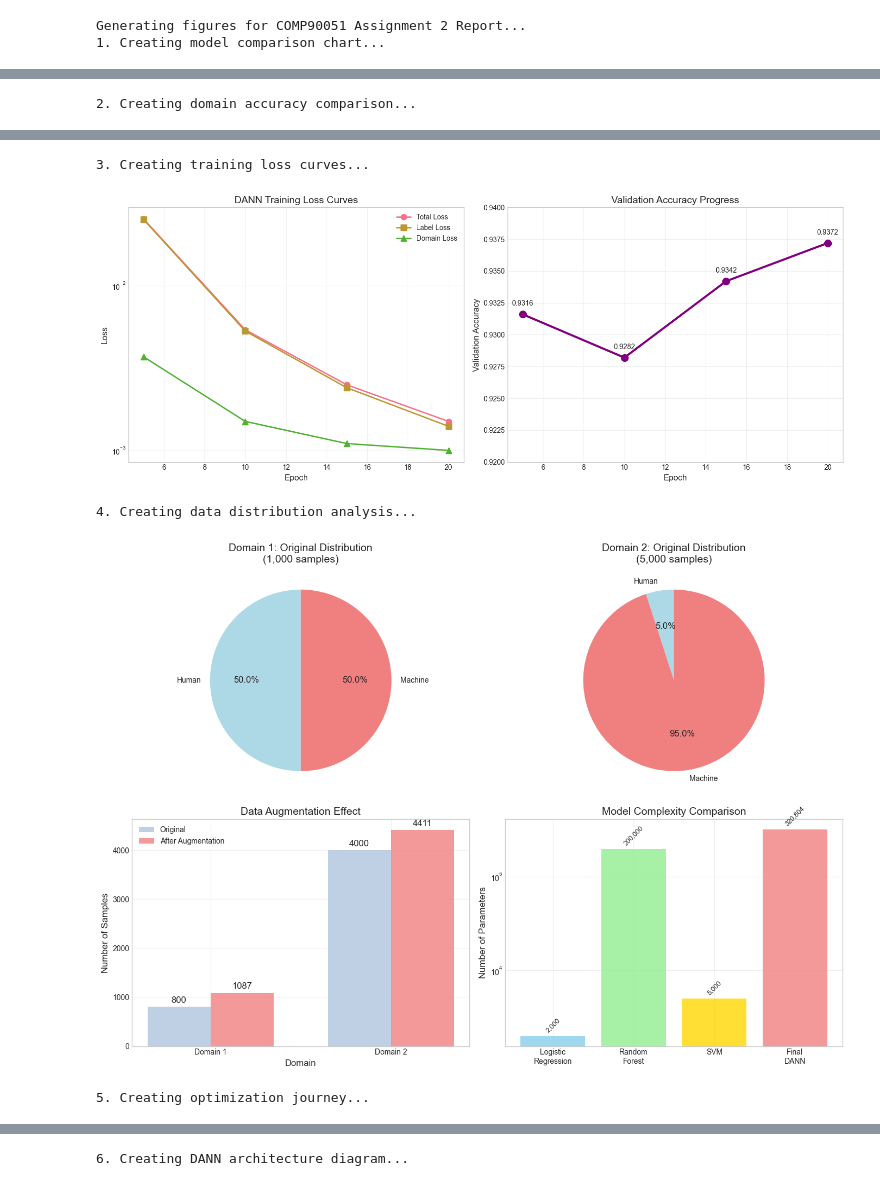
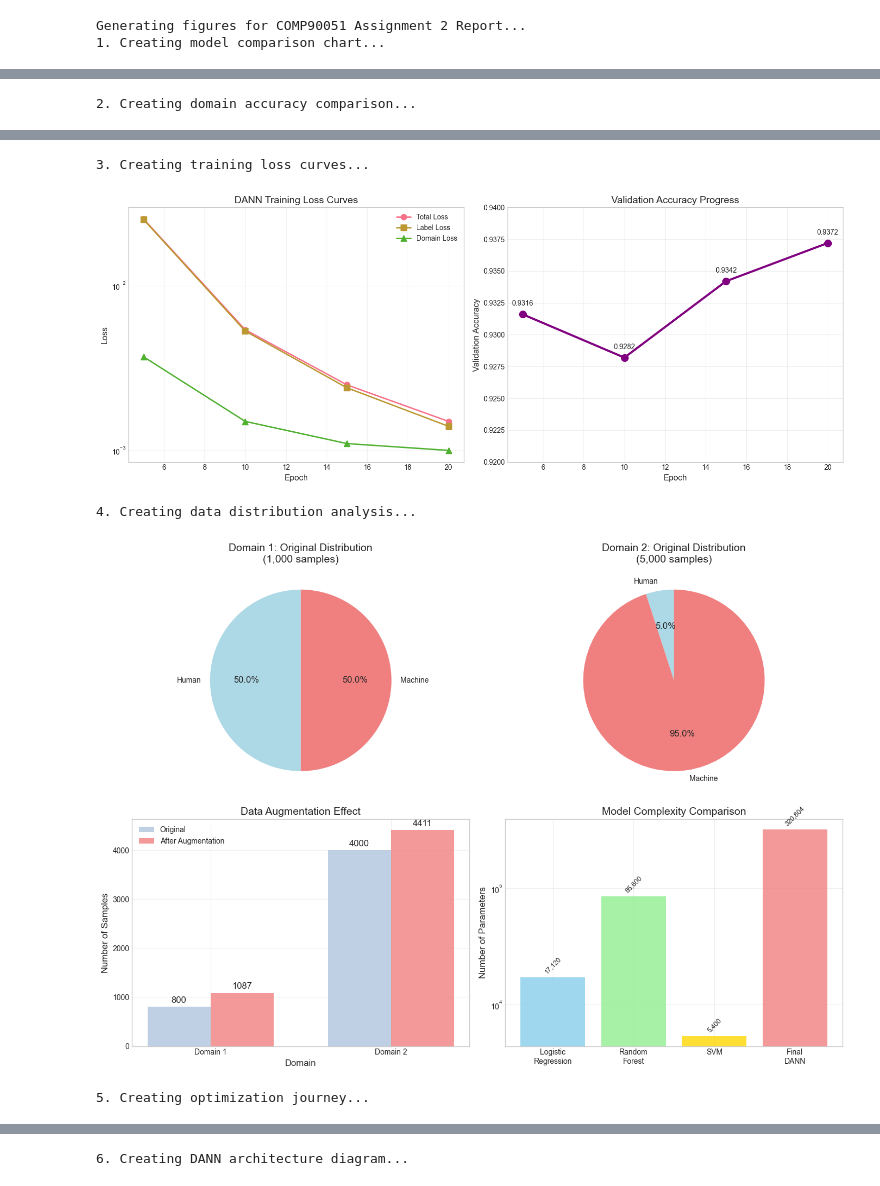
Before and after one commit to junwang5/COMP90051_ASSIGNMENT2, a Jupyter notebook: Graphs/report_graph.ipynb, the cells around one changed output, grey strips where cells are left out. Cells and saved outputs as stored; diff of their text form; code cells hidden in the pictures.

Commit message:
graph edit

```diff
--- a/Graphs/report_graph.ipynb
+++ b/Graphs/report_graph.ipynb
@@ -219,7 +219,7 @@ def create_data_distribution_chart():
 
     # Model complexity comparison
     models = ['Logistic\nRegression', 'Random\nForest', 'SVM', 'Final\nDANN']
-    parameters = [2000, 200000, 5000, 320804]  # Approximate parameter counts
+    parameters = [17120, 85600, 5400, 320804]  # Approximate parameter counts
 
     bars = ax4.bar(models, parameters, color=['skyblue', 'lightgreen', 'gold', 'lightcoral'], alpha=0.8)
     ax4.set_ylabel('Number of Parameters')
@@ -395,35 +395,34 @@ def main():
 
     print("4. Creating data distribution analysis...")
     create_data_distribution_chart()
 
     print("5. Creating optimization journey...")
     create_optimization_journey()
 
     print("6. Creating DANN architecture diagram...")
     create_dann_architecture_diagram()
 
     print("\nAll figures generated successfully!")
     print("Files created:")
     print("- model_comparison.png")
     print("- domain_accuracy_comparison.png")
     print("- training_curves.png")
     print("- data_distribution_analysis.png")
     print("- optimization_journey.png")
     print("- dann_architecture.png")
-    print("\nYou can now include these figures in your LaTeX report.")
 
 if __name__ == "__main__":
     main()
 # %% [output]
 Generating figures for COMP90051 Assignment 2 Report...
 1. Creating model comparison chart...
 [figure]
 2. Creating domain accuracy comparison...
 [figure]
 3. Creating training loss curves...
 [figure]
 4. Creating data distribution analysis...
-[figure, old version]
+[figure, new version]
 5. Creating optimization journey...
 [figure]
 6. Creating DANN architecture diagram...
```
Also changed, not shown: parts of 2 cells of this notebook, 2 other files.
